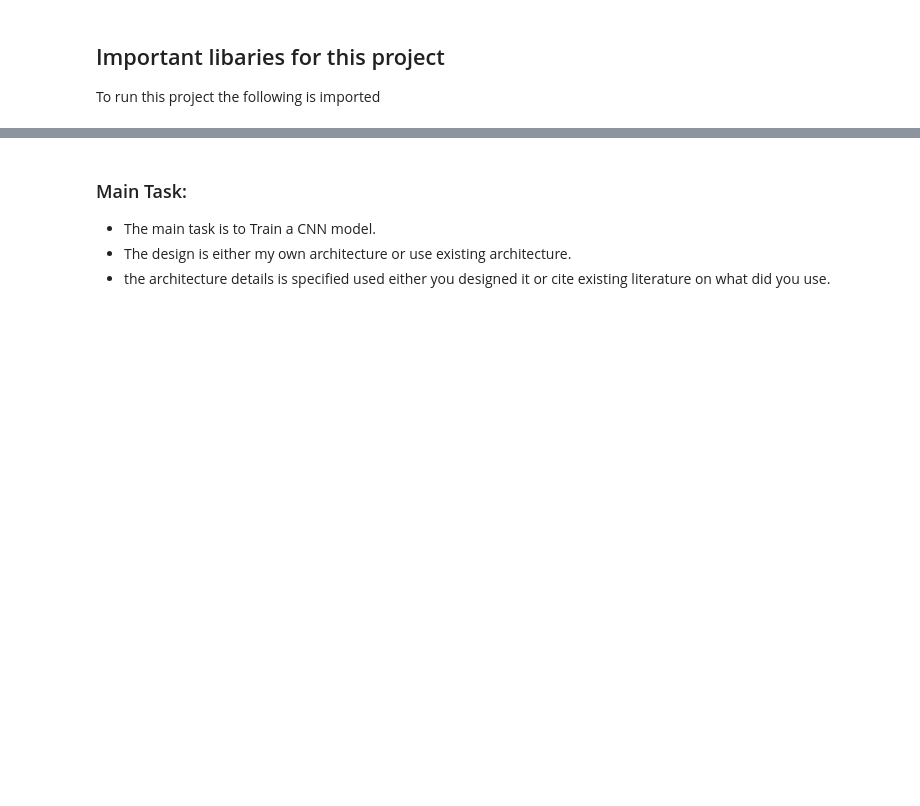
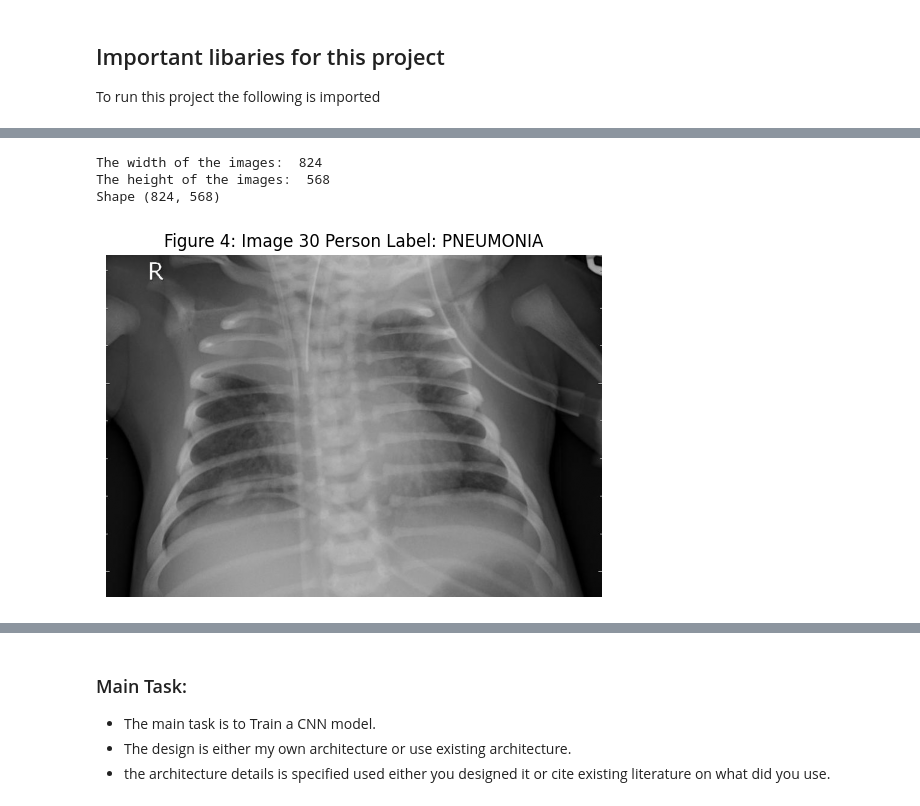
Before and after one commit to sondosaabed/Pneumonia-Classification-CNN, a Jupyter notebook: Pneumonia-Classification-CNN.ipynb, the cells around one changed output, grey strips where cells are left out. Drawn from its saved outputs; the diff is of its cells as text; code cells hidden in the pictures; blank space fills up the shorter version.

```diff
--- a/Pneumonia-Classification-CNN.ipynb
+++ b/Pneumonia-Classification-CNN.ipynb
@@ -61,0 +183,15 @@ import pandas as pd
+# %%
+image_path =  train_df.loc[30, "ImagePath"]
+image = PIL.Image.open(image_path)
+plt.imshow(image, cmap='gray')
+plt.title(f"Figure 4: Image {30} Person Label: {train_df.loc[30, 'Label']}")
+plt.axis("off")
+width, height = image.size
+print("The width of the images: ", width)
+print("The height of the images: ", height)
+print("Shape", image.size)
+# %% [output]
+The width of the images:  824
+The height of the images:  568
+Shape (824, 568)
+[figure, added]
```
Also changed, not shown: parts of 16 cells of this notebook.
